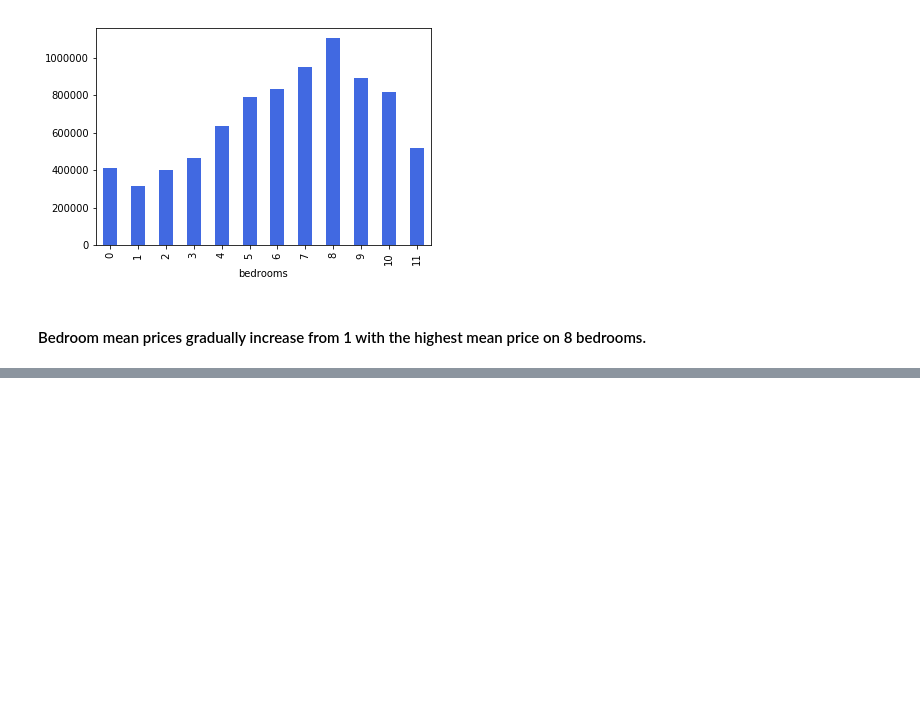
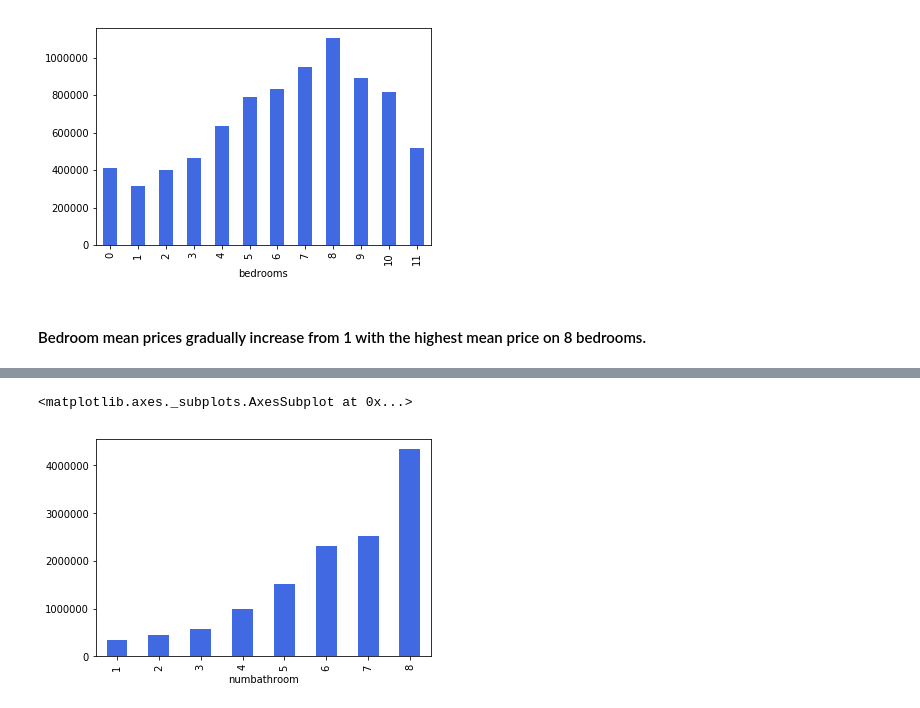
Before and after one commit to mwon3919/Springboard_Captstone1, a Jupyter notebook: Springboard_capstoneproject1.ipynb, the cells around one changed output, grey strips where cells are left out. Cells and saved outputs as stored; diff of their text form; code cells hidden in the pictures; blank space fills up the shorter version.

```diff
--- a/Springboard_capstoneproject1.ipynb
+++ b/Springboard_capstoneproject1.ipynb
@@ -1082,0 +1107,13 @@ dfbed.groupby('bedrooms')['price'].mean().plot(kind = 'bar',color = 'royalblue')
+# %%
+def brn(x):
+    if x['bathrooms'] <=1 : return 1
+    elif x['bathrooms'] <=2 : return 2
+    elif x['bathrooms'] <=3 : return 3
+    elif x['bathrooms'] <=4 : return 4
+    elif x['bathrooms'] <=5 : return 5
+    elif x['bathrooms'] <=6 : return 6
+    elif x['bathrooms'] <=7 : return 7
+    else: return 8
+
+
+dfbath['numbathroom'] = dfbath.apply(brn, axis=1)
@@ -1082,0 +1129,5 @@ dfbed.groupby('bedrooms')['price'].mean().plot(kind = 'bar',color = 'royalblue')
+# %%
+dfbath.groupby('numbathroom')['price'].mean().plot(kind='bar',color = 'royalblue')
+# %% [output]
+<matplotlib.axes._subplots.AxesSubplot at 0x...>
+[figure, added]
```
Also changed, not shown: parts of 15 cells of this notebook.
